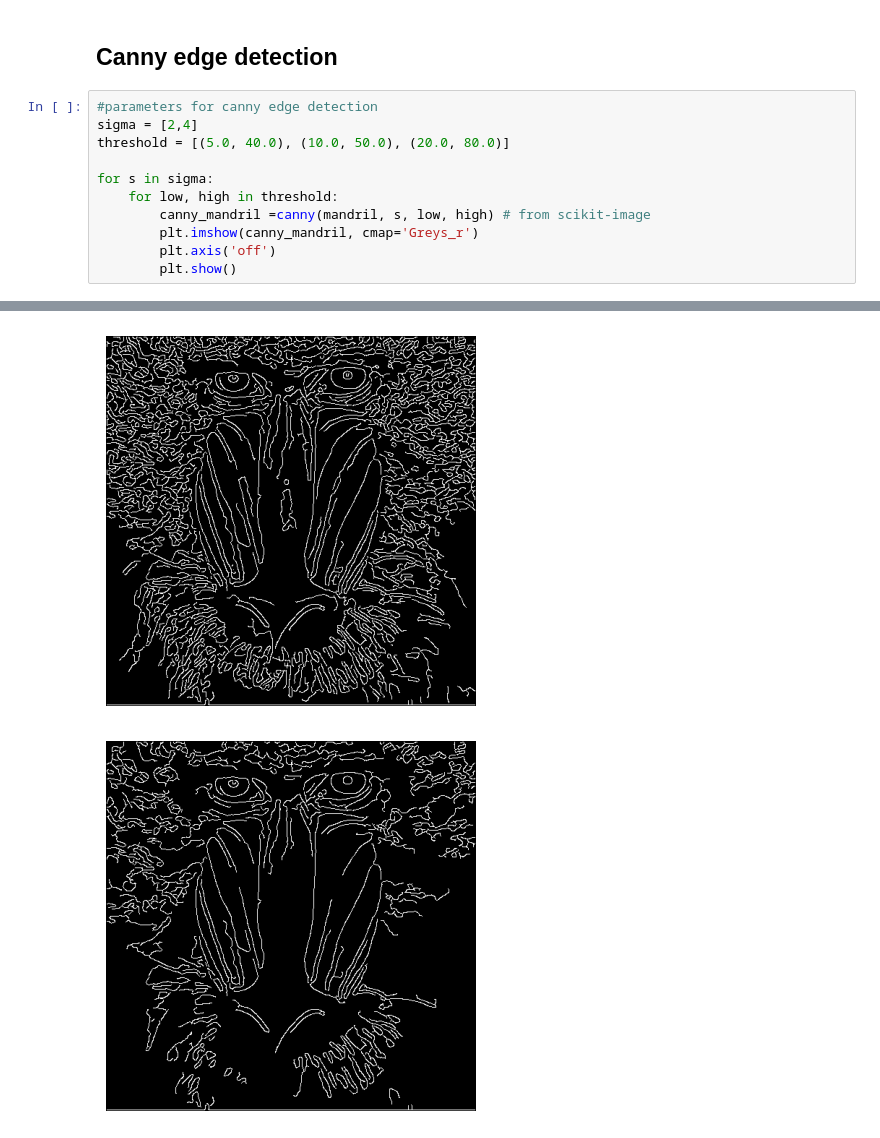
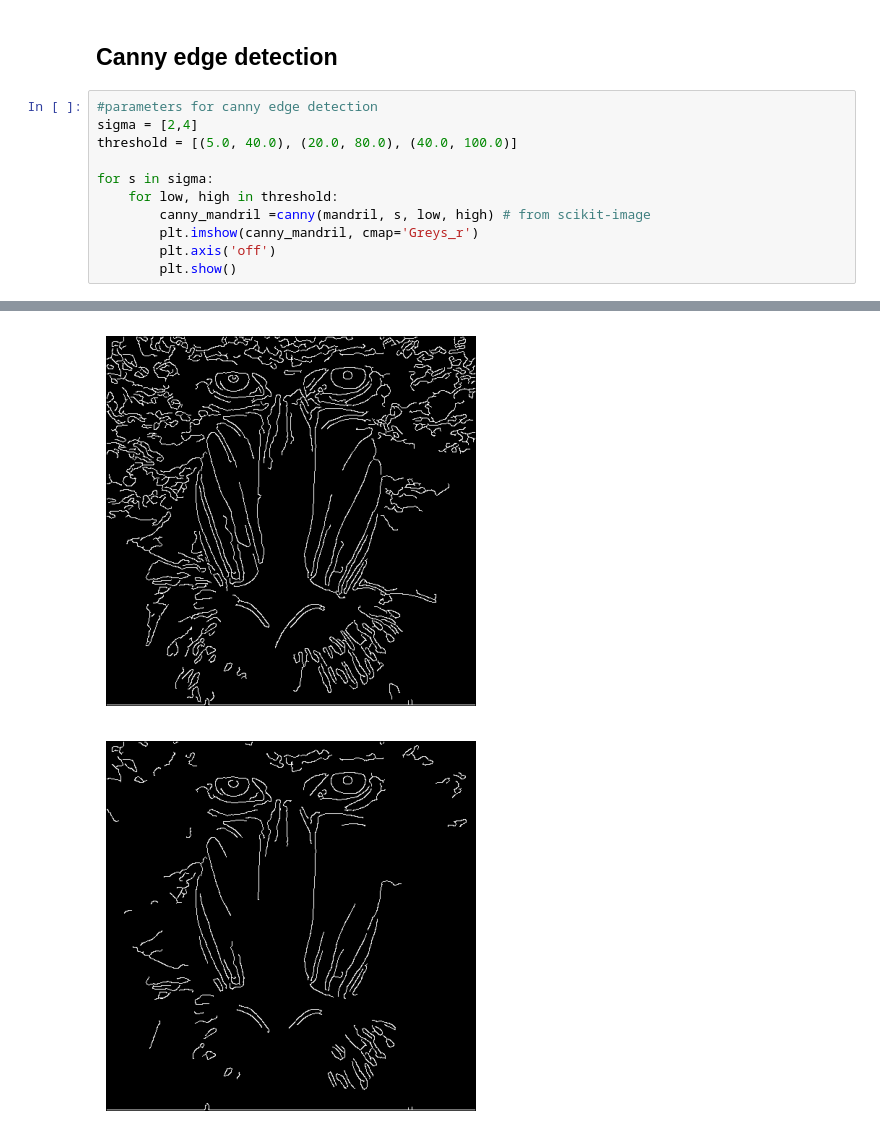
Before and after one commit to marcusffh/VIP, a Jupyter notebook: assignment_2.ipynb, the cells around one changed output, grey strips where cells are left out. Drawn from its saved outputs; the diff is of its cells as text.

```diff
--- a/assignment_2.ipynb
+++ b/assignment_2.ipynb
@@ -130,16 +130,16 @@ In the first image with $\sigma =1$, once again all the finer edges are visible,
 # %%
 #parameters for canny edge detection
 sigma = [2,4]
-threshold = [(5.0, 40.0), (10.0, 50.0), (20.0, 80.0)]
+threshold = [(5.0, 40.0), (20.0, 80.0), (40.0, 100.0)]
 
 for s in sigma:
     for low, high in threshold:
         canny_mandril =canny(mandril, s, low, high) # from scikit-image
         plt.imshow(canny_mandril, cmap='Greys_r')
         plt.axis('off')
         plt.show()
 # %% [output]
 [figure]
-[figure, old version]
+[figure, new version]
-[figure, old version]
+[figure, new version]
 [figure]
```
Also changed, not shown: parts of 2 cells of this notebook.
